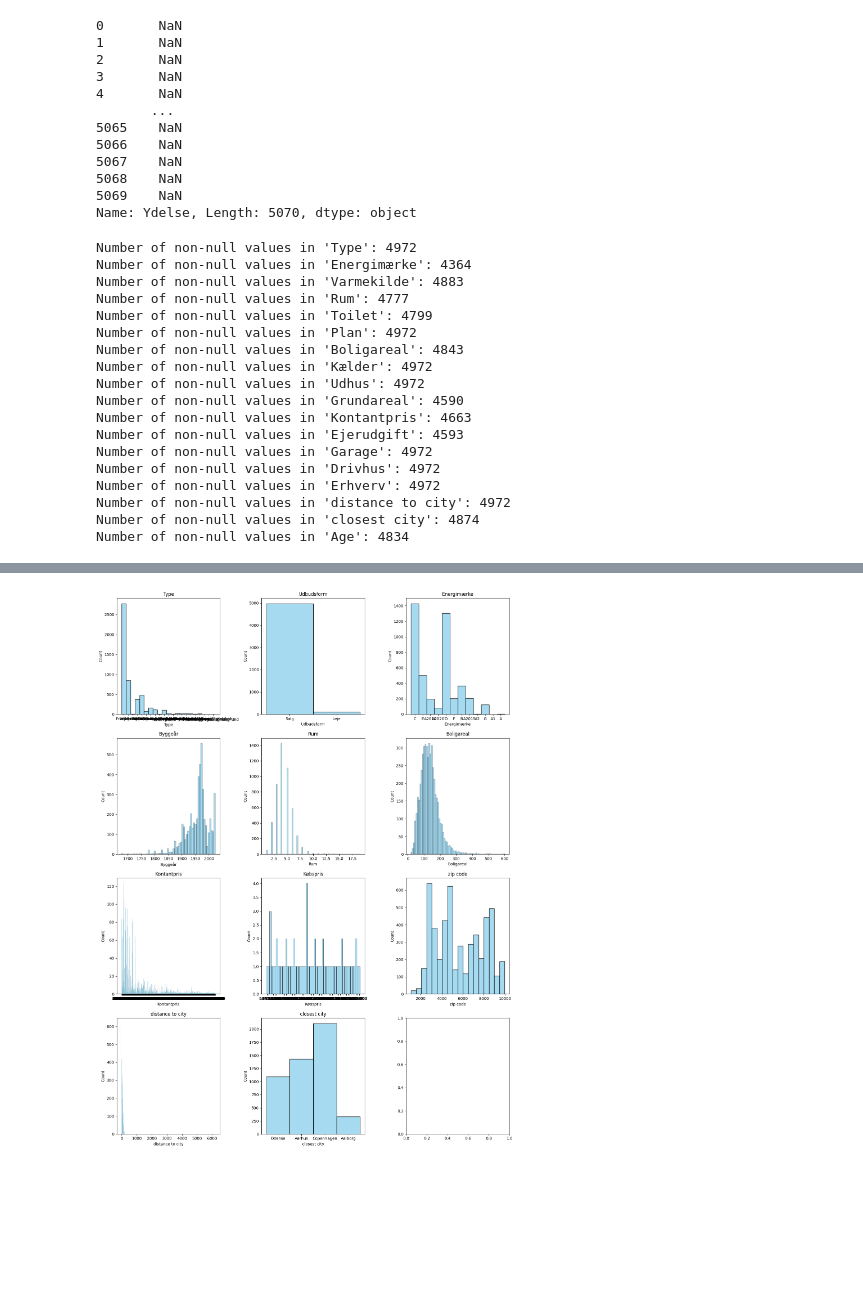
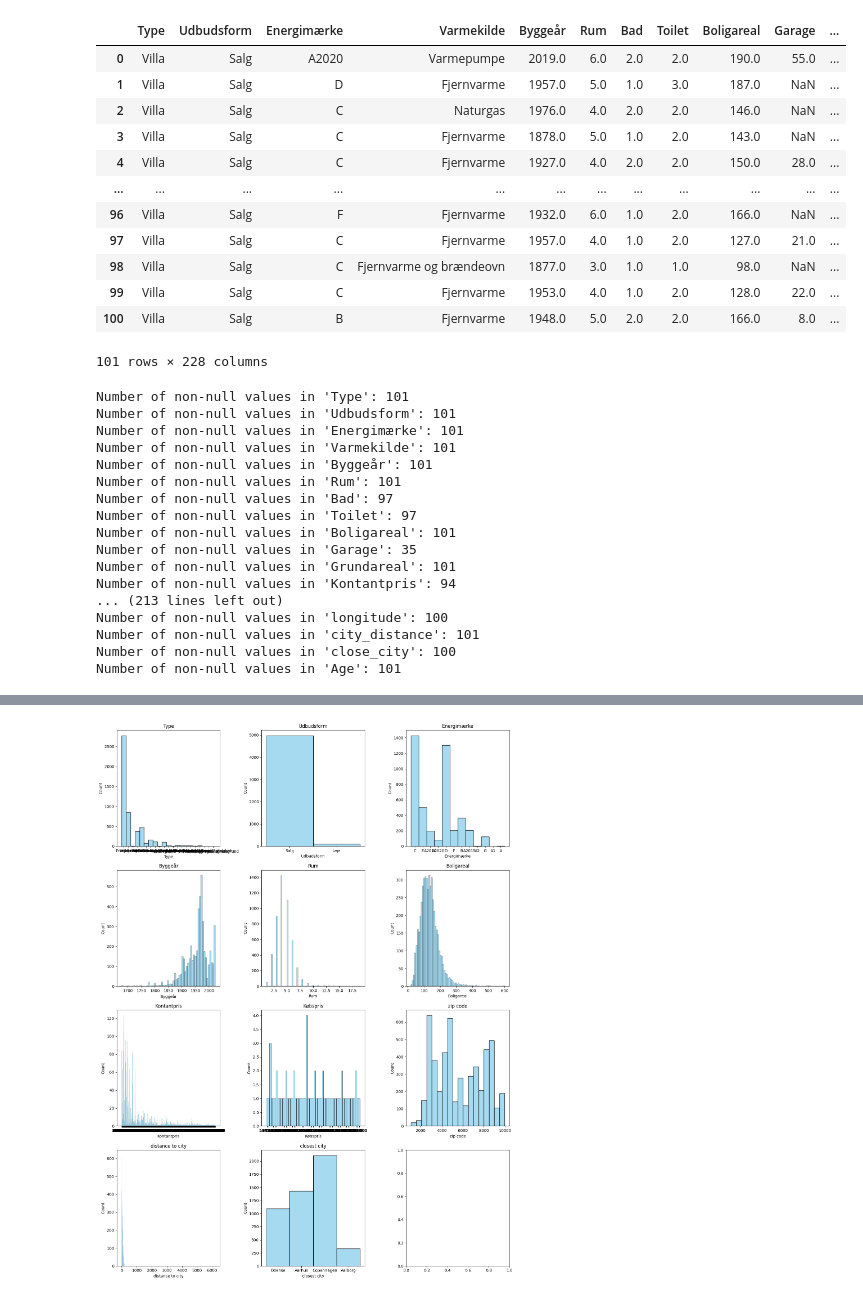
Before and after one commit to martinskafte321/Introduction-Social-Data-Science, a Jupyter notebook: Exam_project/Cleaning.ipynb, the cells around one changed output, grey strips where cells are left out. Cells and saved outputs as stored; diff of their text form; code cells hidden in the pictures; blank space fills up the shorter version.

```diff
--- a/Exam_project/Cleaning.ipynb
+++ b/Exam_project/Cleaning.ipynb
@@ -1,26 +1,29 @@
 # %%
 import pandas as pd
 import numpy as np
 import re
 import matplotlib.pyplot as plt
 import seaborn as sns
 
 
-#df = pd.read_csv('house_info_scraped_with_geo_codes.csv', thousands='.',sep=';',decimal=',') # Change to ,sep=','
-df = pd.read_csv('updated_geo.csv', thousands='.',sep=',') # Change to ,sep=','
+house_data = pd.read_csv('house_info_scraped_with_geo_codes_3.csv', thousands='.',sep=';',decimal=',') # Change to ,sep=','
+#house_data = pd.read_csv('updated_geo.csv', thousands='.',sep=',') # Change to ,sep=','
+house_data.rename(columns = {'distance to city':'city_distance', 'closest city':'close_city'}, inplace = True)
+house_data
 # %% [output]
+|  | Type | Udbudsform | Energimærke | Varmekilde | Byggeår | Rum | Bad | Toilet | Boligareal | Garage | ... |
+| 0 | Villa | Salg | A2020 | Varmepumpe | 2019.0 | 6.0 | 2.0 | 2.0 | 190.0 | 55.0 | ... |
+| 1 | Villa | Salg | D | Fjernvarme | 1957.0 | 5.0 | 1.0 | 3.0 | 187.0 | NaN | ... |
+| 2 | Villa | Salg | C | Naturgas | 1976.0 | 4.0 | 2.0 | 2.0 | 146.0 | NaN | ... |
+| 3 | Villa | Salg | C | Fjernvarme | 1878.0 | 5.0 | 1.0 | 2.0 | 143.0 | NaN | ... |
+| 4 | Villa | Salg | C | Fjernvarme | 1927.0 | 4.0 | 2.0 | 2.0 | 150.0 | 28.0 | ... |
+| ... | ... | ... | ... | ... | ... | ... | ... | ... | ... | ... | ... |
+| 96 | Villa | Salg | F | Fjernvarme | 1932.0 | 6.0 | 1.0 | 2.0 | 166.0 | NaN | ... |
+| 97 | Villa | Salg | C | Fjernvarme | 1957.0 | 4.0 | 1.0 | 2.0 | 127.0 | 21.0 | ... |
+| 98 | Villa | Salg | C | Fjernvarme og brændeovn | 1877.0 | 3.0 | 1.0 | 1.0 | 98.0 | NaN | ... |
+| 99 | Villa | Salg | C | Fjernvarme | 1953.0 | 4.0 | 1.0 | 2.0 | 128.0 | 22.0 | ... |
+| 100 | Villa | Salg | B | Fjernvarme | 1948.0 | 5.0 | 2.0 | 2.0 | 166.0 | 8.0 | ... |
-0       NaN
-1       NaN
-2       NaN
-3       NaN
-4       NaN
-       ...
-5065    NaN
-5066    NaN
-5067    NaN
-5068    NaN
-5069    NaN
-Name: Ydelse, Length: 5070, dtype: object
+101 rows × 228 columns
 # %%
 def convert_nan_to_bool(value):
     return 0 if np.isnan(value) else 1
@@ -34,18 +37,18 @@ def process_dataframe(df):
 
     # Calculate the age of the house
     df['Age'] = 2023 - df['Byggeår']
-
+    """
     columns_to_drop = df.columns[df.count() < 50]
     df = df.drop(columns=columns_to_drop)
 
 
     # Fill missing values in 'Kontantpris' with 'Teknisk Pris'
-    df[Kontantpris].fillna(df['Teknisk Pris'], inplace=True)
+    df['Kontantpris'].fillna(df['Teknisk Pris'], inplace=True)
 
     # Combine and convert specific columns to boolean
     df['Udhus'] = df['Udestue'] + df['Udhus']
     df['Garage'] = df['Garage'] + df['Carport']
-    # Replace NaN values in the 'distance to city' column with zero
+    # Replace NaN values in the 'distance_city' column with zero
     df['Plan'] = df['Plan'].fillna(1)
 
     # Combine and convert specific columns to boolean
@@ -61,37 +64,35 @@ def process_dataframe(df):
                        'Tiloversbleven landbrugsbygning','Etage','Byggeår','Bad','Ombygget','Carport','Teknisk Pris','Road',\
                        'City','Road1','address','zip code','full_address','latitude','longitude','description']
     df = df.drop(columns=columns_to_drop)
+    """
 
     return df
 
 # Preprocess the dataframe, df.
-filtered_df = process_dataframe(df)
-
-
+filtered_df = process_dataframe(house_data)
 
 for column in filtered_df.columns:
     print(f"Number of non-null values in '{column}': {filtered_df[column].count()}")
 
 #filtered_df
 # %% [output]
-Number of non-null values in 'Type': 4972
-Number of non-null values in 'Energimærke': 4364
-Number of non-null values in 'Varmekilde': 4883
-Number of non-null values in 'Rum': 4777
-Number of non-null values in 'Toilet': 4799
-Number of non-null values in 'Plan': 4972
-Number of non-null values in 'Boligareal': 4843
-Number of non-null values in 'Kælder': 4972
-Number of non-null values in 'Udhus': 4972
-Number of non-null values in 'Grundareal': 4590
-Number of non-null values in 'Kontantpris': 4663
-Number of non-null values in 'Ejerudgift': 4593
-Number of non-null values in 'Garage': 4972
-Number of non-null values in 'Drivhus': 4972
-Number of non-null values in 'Erhverv': 4972
-Number of non-null values in 'distance to city': 4972
-Number of non-null values in 'closest city': 4874
-Number of non-null values in 'Age': 4834
+Number of non-null values in 'Type': 101
+Number of non-null values in 'Udbudsform': 101
+Number of non-null values in 'Energimærke': 101
+Number of non-null values in 'Varmekilde': 101
+Number of non-null values in 'Byggeår': 101
+Number of non-null values in 'Rum': 101
+Number of non-null values in 'Bad': 97
+Number of non-null values in 'Toilet': 97
+Number of non-null values in 'Boligareal': 101
+Number of non-null values in 'Garage': 35
+Number of non-null values in 'Grundareal': 101
+Number of non-null values in 'Kontantpris': 94
+... (213 lines left out)
+Number of non-null values in 'longitude': 100
+Number of non-null values in 'city_distance': 101
+Number of non-null values in 'close_city': 100
+Number of non-null values in 'Age': 101
 # %%
 import re
 import pandas as pd
```
Also changed, not shown: parts of 3 cells of this notebook, 3 other files.
